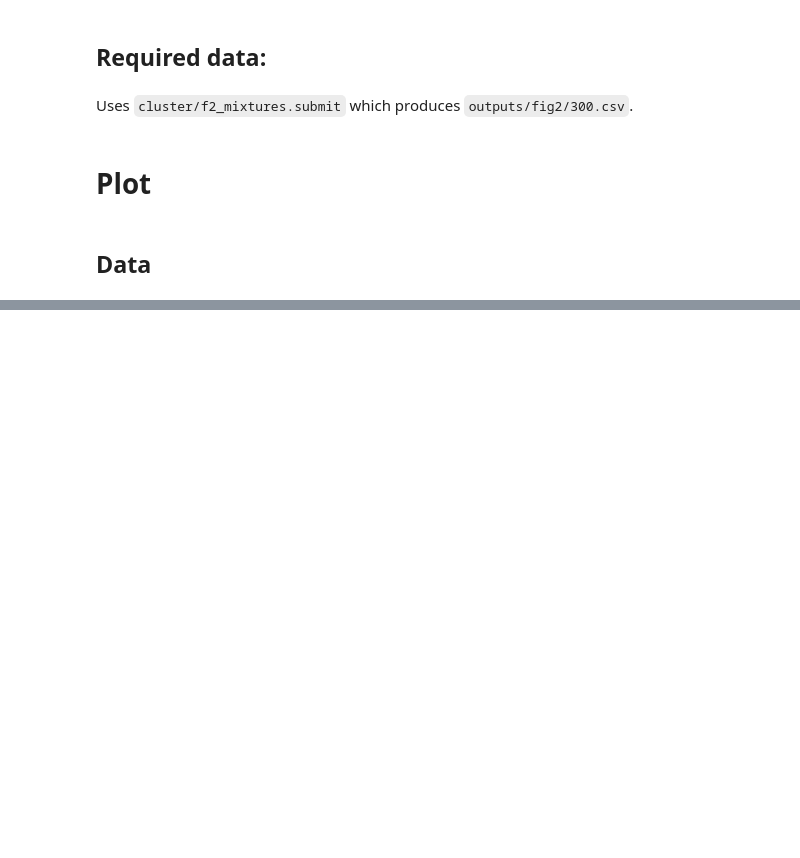
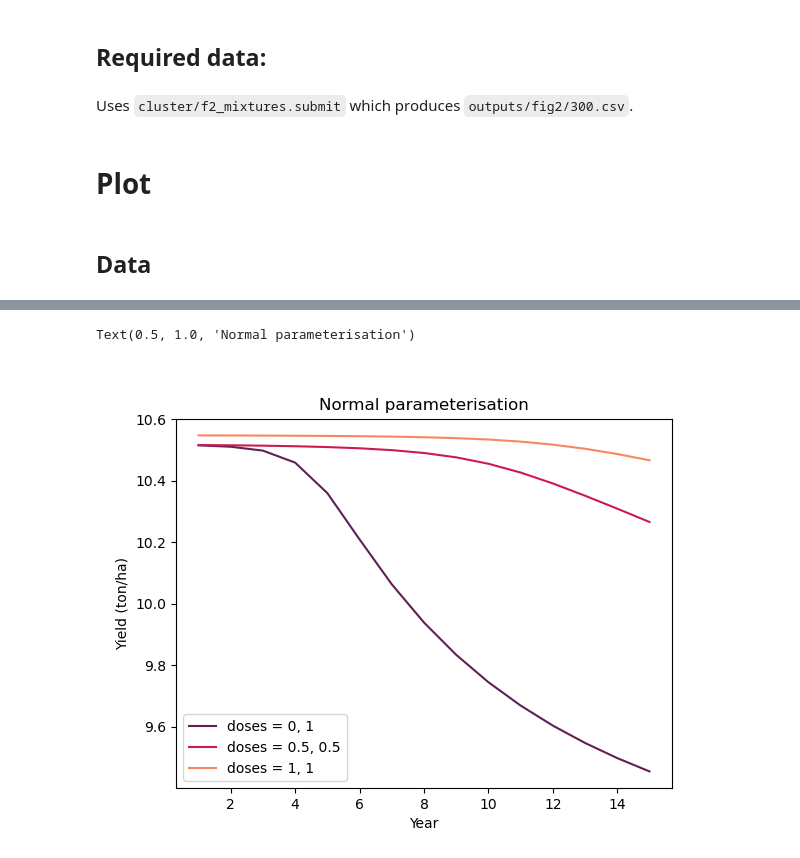
Before and after one commit to nt409/quant-res-doses, a Jupyter notebook: notebooks/102_fig2.ipynb, the cells around one changed output, grey strips where cells are left out. Cells and saved outputs as stored; diff of their text form; code cells hidden in the pictures; blank space fills up the shorter version.

```diff
--- a/notebooks/102_fig2.ipynb
+++ b/notebooks/102_fig2.ipynb
@@ -525,0 +113,37 @@ ax.legend()
+# %%
+f, ax = plt.subplots()
+
+sns.set_palette("rocket", n_colors=3)
+
+dd = (
+    df_use2
+    .set_index('year')
+    .loc[lambda df: df.dose_A.isin([0, 0.5, 1])]
+    .loc[lambda df: df.dose_B.isin([0, 0.5, 1])]
+)
+
+ax.plot(
+    dd.loc[lambda df: df.dose_A==0].loc[lambda df: df.dose_B==1].yld,
+    label='doses = 0, 1'
+)
+
+ax.plot(
+    dd.loc[lambda df: df.dose_A==0.5].loc[lambda df: df.dose_B==0.5].yld,
+    label='doses = 0.5, 0.5'
+)
+
+ax.plot(
+    dd.loc[lambda df: df.dose_A==1].loc[lambda df: df.dose_B==1].yld,
+    label='doses = 1, 1'
+)
+
+ax.legend()
+
+
+ax.set_xlabel('Year')
+ax.set_ylabel('Yield (ton/ha)')
+
+ax.set_title('Normal parameterisation')
+# %% [output]
+Text(0.5, 1.0, 'Normal parameterisation')
+[figure, added]
```
Also changed, not shown: parts of 66 cells of this notebook.
